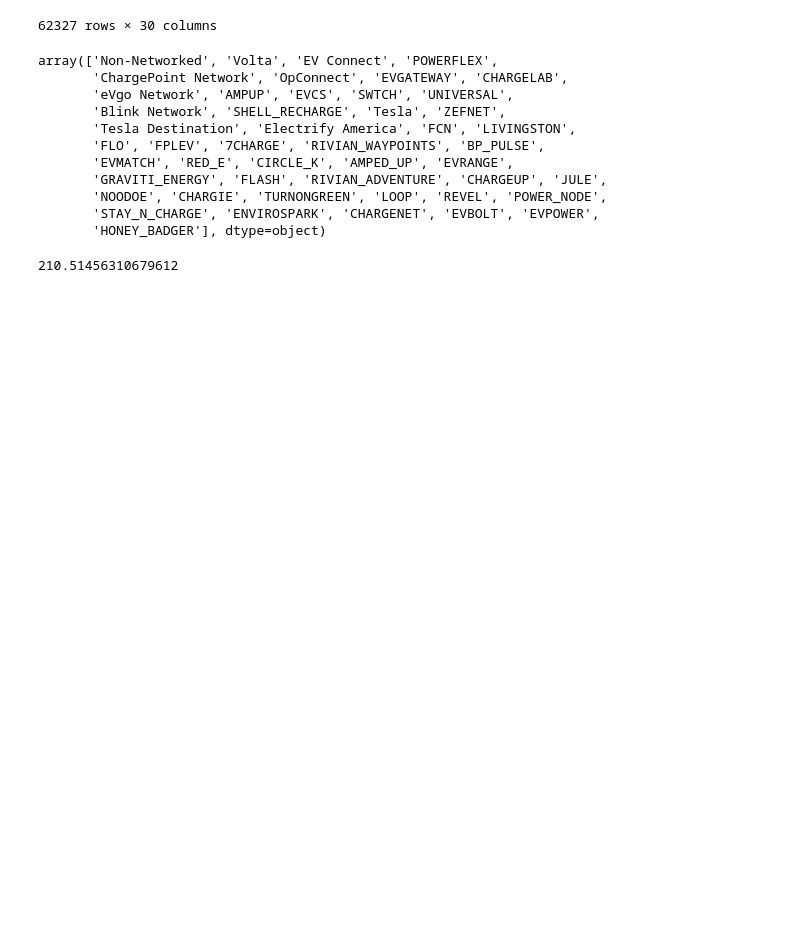
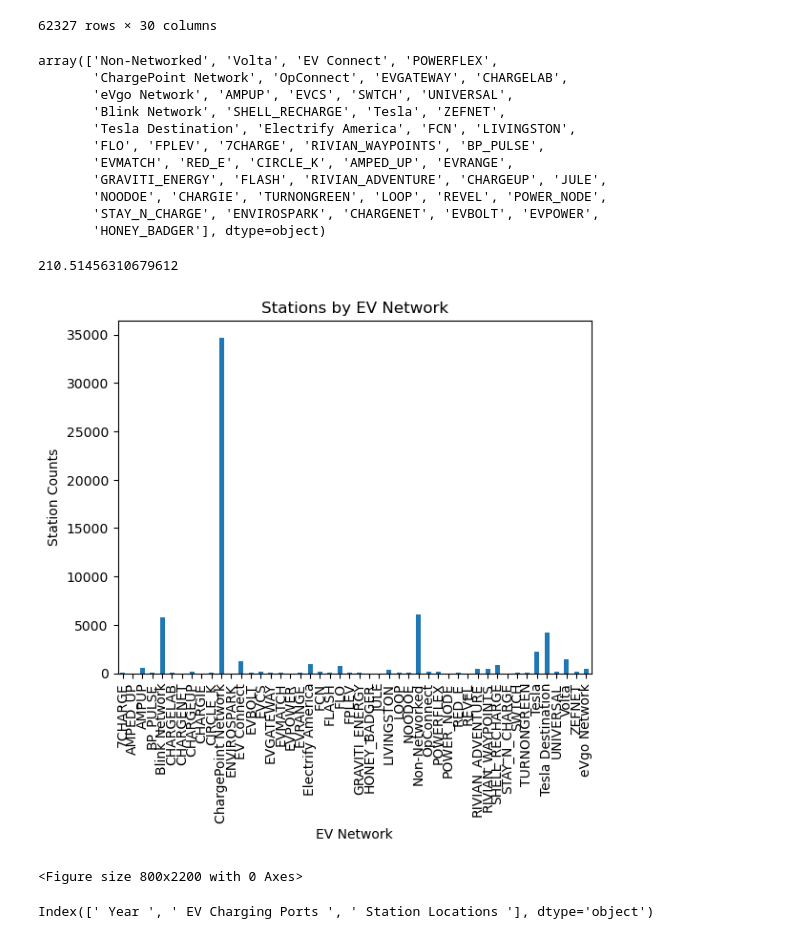
Before and after one commit to andymatsuura/ev-across-america, a Jupyter notebook: AM_notebook.ipynb, the cells around one changed output. Saved outputs shown, nothing was run; the diff lists cells and outputs as text; code cells hidden in the pictures; blank space fills up the shorter version.

Commit message:
add working map, new graphs

```diff
--- a/AM_notebook.ipynb
+++ b/AM_notebook.ipynb
@@ -61,3 +61,14 @@ mean_range = car_data["Range (miles)"].mean()
 mean_range
 # %% [output]
 210.51456310679612
+# %%
+stations_by_network = full_and_clean.groupby(full_and_clean["EV Network"])["Station Name"].count()
+stations_by_network.plot(kind="bar")
+plt.xlabel('EV Network')
+plt.ylabel('Station Counts')
+plt.title('Stations by EV Network')
+plt.figure(figsize=(8,22))
+plt.show()
+# %% [output]
+[figure, added]
+<Figure size 800x2200 with 0 Axes>
@@ -63,0 +77,4 @@ mean_range
+# %%
+charger_df.columns
+# %% [output]
+Index([' Year ', ' EV Charging Ports ', ' Station Locations '], dtype='object')
```
Also changed, not shown: parts of 9 cells of this notebook, 4 other files.
